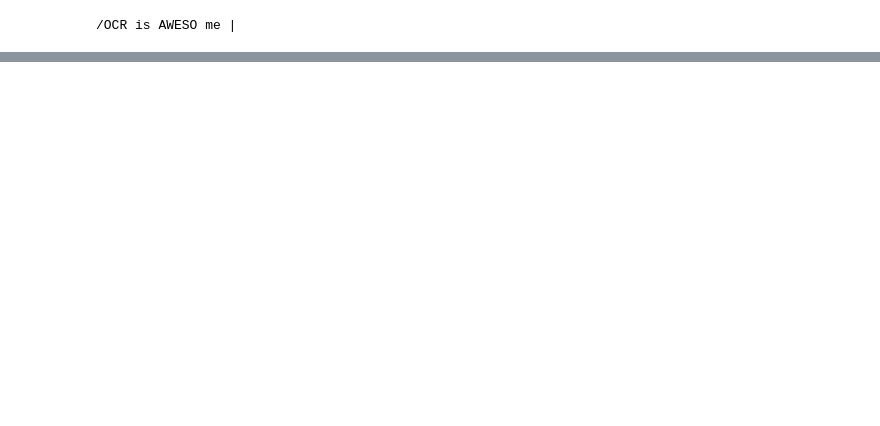
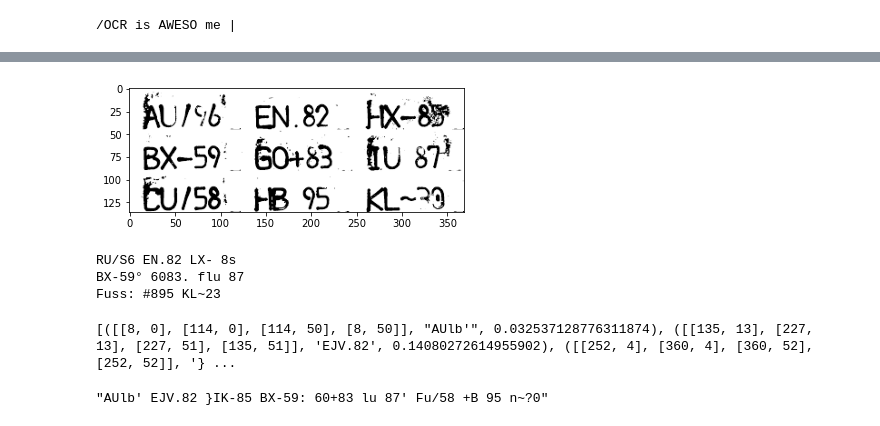
Before and after one commit to omrawal/Text-Recognition-Tesseract, a Jupyter notebook: Text Recognition.ipynb, the cells around one changed output, grey strips where cells are left out. Drawn from its saved outputs; the diff is of its cells as text; code cells hidden in the pictures; blank space fills up the shorter version.

```diff
--- a/Text Recognition.ipynb
+++ b/Text Recognition.ipynb
@@ -54,0 +98,26 @@ str_value.strip()
+# %%
+img = mpimg.imread('Assets/images3.png')
+imgplot = plt.imshow(img)
+plt.show()
+# %% [output]
+[figure, added]
+# %%
+image=cv2.imread('Assets/images3.png')
+text=pytesseract.image_to_string(image)
+print(text)
+# %% [output]
+RU/S6 EN.82 LX- 8s
+BX-59° 6083. flu 87
+Fuss: #895 KL~23
+# %%
+bounds=reader.readtext(image)
+print(bounds)
+# %% [output]
+[([[8, 0], [114, 0], [114, 50], [8, 50]], "AUlb'", 0.032537128776311874), ([[135, 13], [227, 13], [227, 51], [135, 51]], 'EJV.82', 0.14080272614955902), ([[252, 4], [360, 4], [360, 52], [252, 52]], '} ...
+# %%
+str_value=''
+for x in bounds:
+    str_value+=x[1]+" "
+str_value.strip()
+# %% [output]
+"AUlb' EJV.82 }IK-85 BX-59: 60+83 lu 87' Fu/58 +B 95 n~?0"
```
Also changed, not shown: parts of 22 cells of this notebook.
